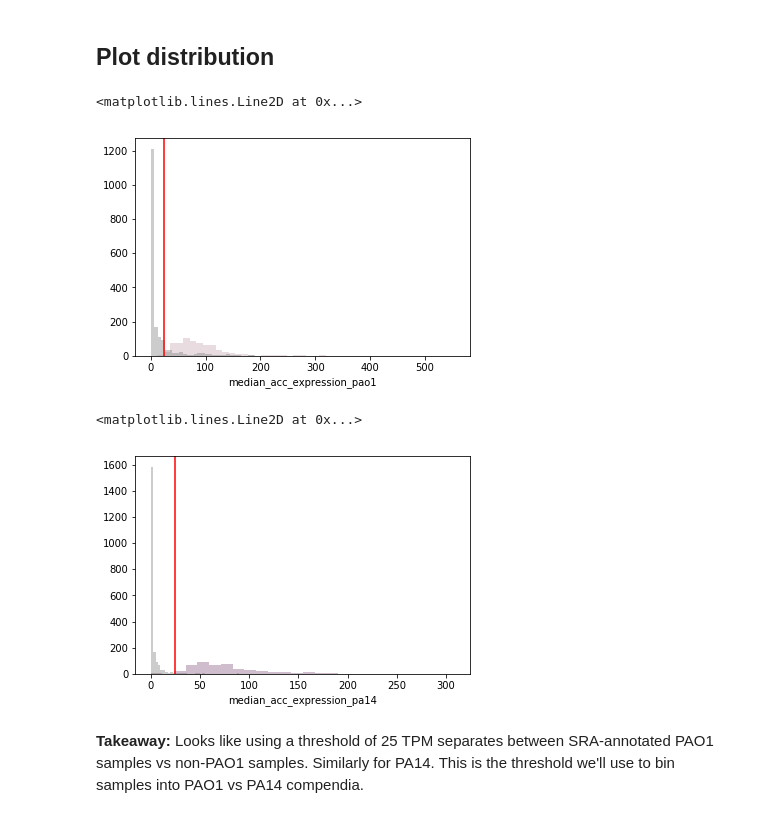
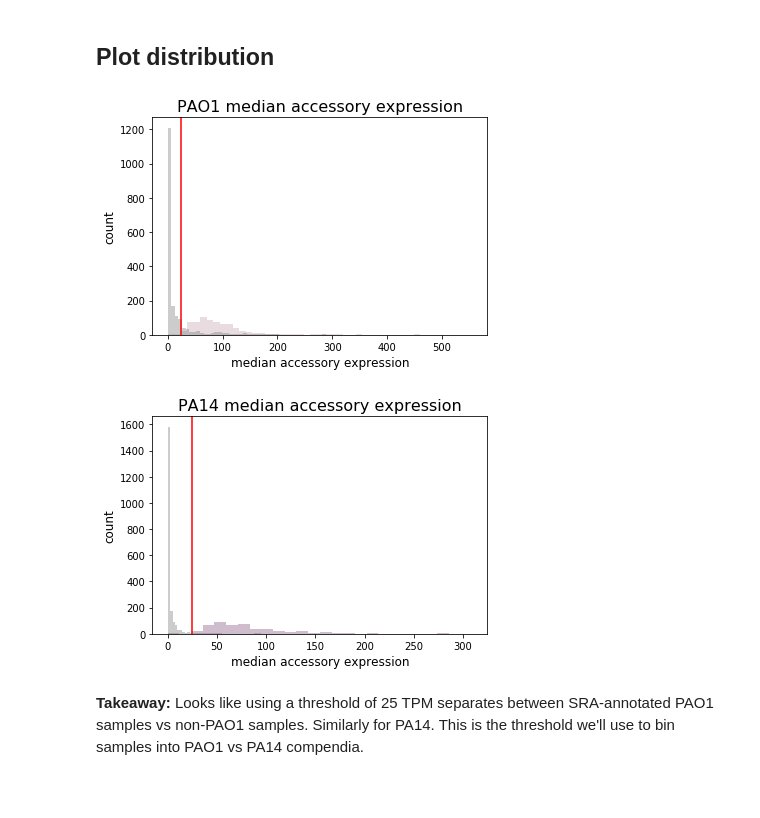
Before and after one commit to hoganlab-dartmouth/pa-seq-compendia, a Jupyter notebook: make_pao1_pa14_compendia/0_decide_threshold.ipynb, the cells around one changed output. Drawn from its saved outputs; the diff is of its cells as text; code cells hidden in the pictures; blank space fills up the shorter version.

Commit message:
output figures

```diff
--- a/make_pao1_pa14_compendia/0_decide_threshold.ipynb
+++ b/make_pao1_pa14_compendia/0_decide_threshold.ipynb
@@ -266,10 +266,13 @@ pao1_threshold = 25
 # %%
 f = sns.distplot(pao1_sra, color="#C6A9B5", kde=False)
 f = sns.distplot(non_pao1_sra, color="grey", kde=False)
 plt.axvline(pao1_threshold, 0, 100, color="red")
+plt.title("PAO1 median accessory expression", family="sans-serif", size=16)
+plt.xlabel("median accessory expression", family="sans-serif", size=12)
+plt.ylabel("count", family="sans-serif", size=12)
+f.figure.savefig("pao1_threshold_dist.svg", format="svg", dpi=300)
 # %% [output]
-<matplotlib.lines.Line2D at 0x...>
-[figure, old version]
+[figure, new version]
 # %%
 # Get PA14 samples that are labeled PA14 and non-PA14
 pa14_sra = pao1_pa14_acc_expression.loc[
@@ -287,9 +290,12 @@ pa14_threshold = 25
 g = sns.distplot(pa14_sra, color="#895881", kde=False)
 g = sns.distplot(non_pa14_sra, color="grey", kde=False)
 plt.axvline(pa14_threshold, 0, 100, color="red")
+plt.title("PA14 median accessory expression", family="sans-serif", size=16)
+plt.xlabel("median accessory expression", family="sans-serif", size=12)
+plt.ylabel("count", family="sans-serif", size=12)
+g.figure.savefig("pa14_threshold_dist.svg", format="svg", dpi=300)
 # %% [output]
-<matplotlib.lines.Line2D at 0x...>
-[figure, old version]
+[figure, new version]
 # %% [markdown]
 **Takeaway:**
 Looks like using a threshold of 25 TPM separates between SRA-annotated PAO1 samples vs non-PAO1 samples. Similarly for PA14. This is the threshold we'll use to bin samples into PAO1 vs PA14 compendia.
```
Also changed, not shown: parts of 3 cells of this notebook, 5 other files.
